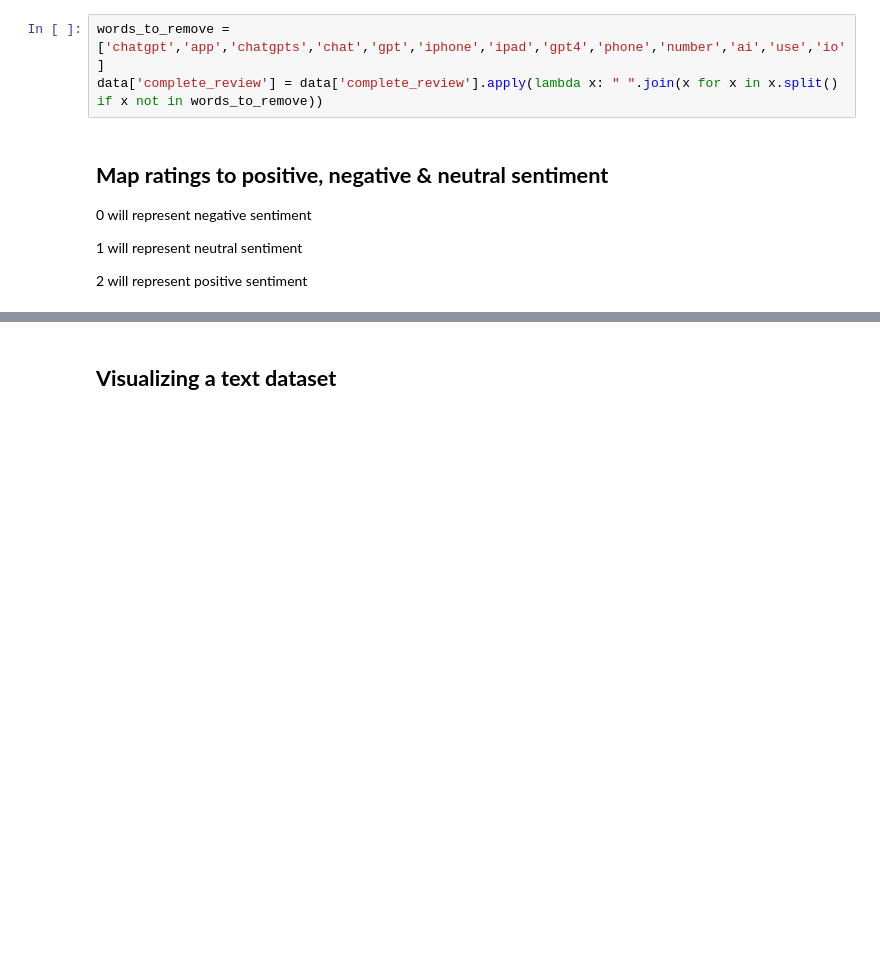
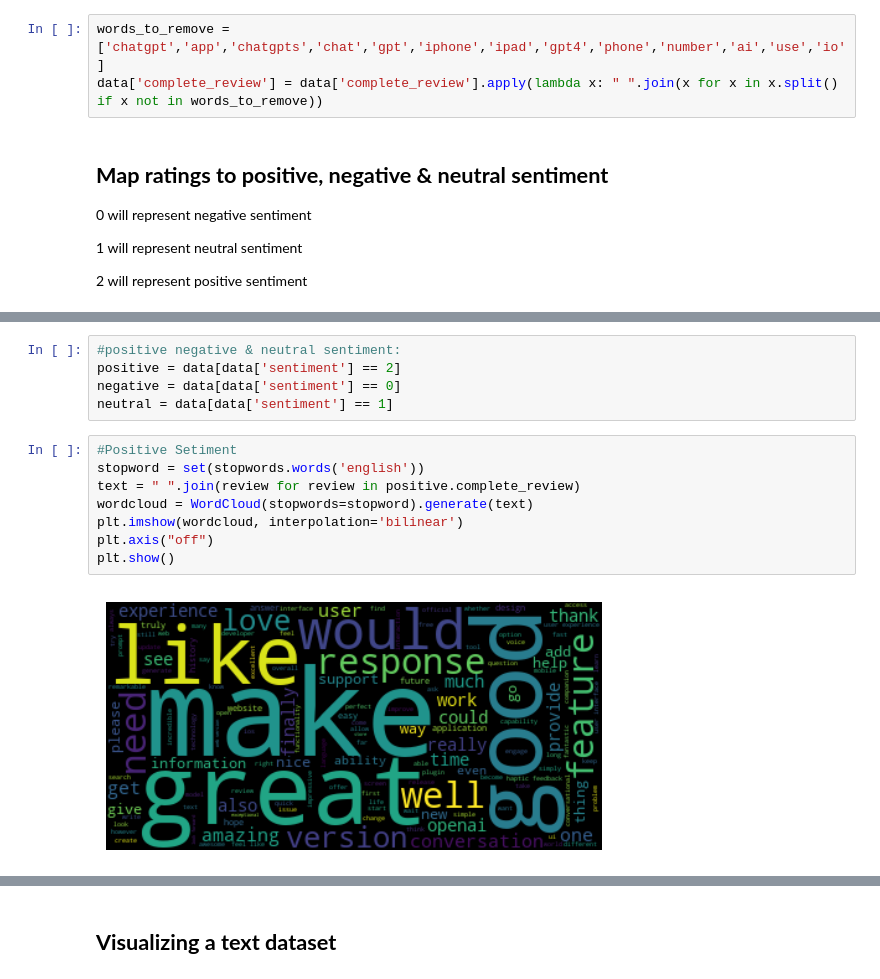
Before and after one commit to Nimausfi/ChatGPT_Reviews, a Jupyter notebook: ChatGPT_reviews.ipynb, the cells around one changed output, grey strips where cells are left out. Cells and saved outputs as stored; diff of their text form; blank space fills up the shorter version.

```diff
--- a/ChatGPT_reviews.ipynb
+++ b/ChatGPT_reviews.ipynb
@@ -240,0 +312,15 @@ data['complete_review'] = data['complete_review'].apply(lambda x: " ".join(x for
+# %%
+#positive negative & neutral sentiment:
+positive = data[data['sentiment'] == 2]
+negative = data[data['sentiment'] == 0]
+neutral = data[data['sentiment'] == 1]
+# %%
+#Positive Setiment
+stopword = set(stopwords.words('english'))
+text = " ".join(review for review in positive.complete_review)
+wordcloud = WordCloud(stopwords=stopword).generate(text)
+plt.imshow(wordcloud, interpolation='bilinear')
+plt.axis("off")
+plt.show()
+# %% [output]
+[figure, added]
```
Also changed, not shown: parts of 11 cells of this notebook.
